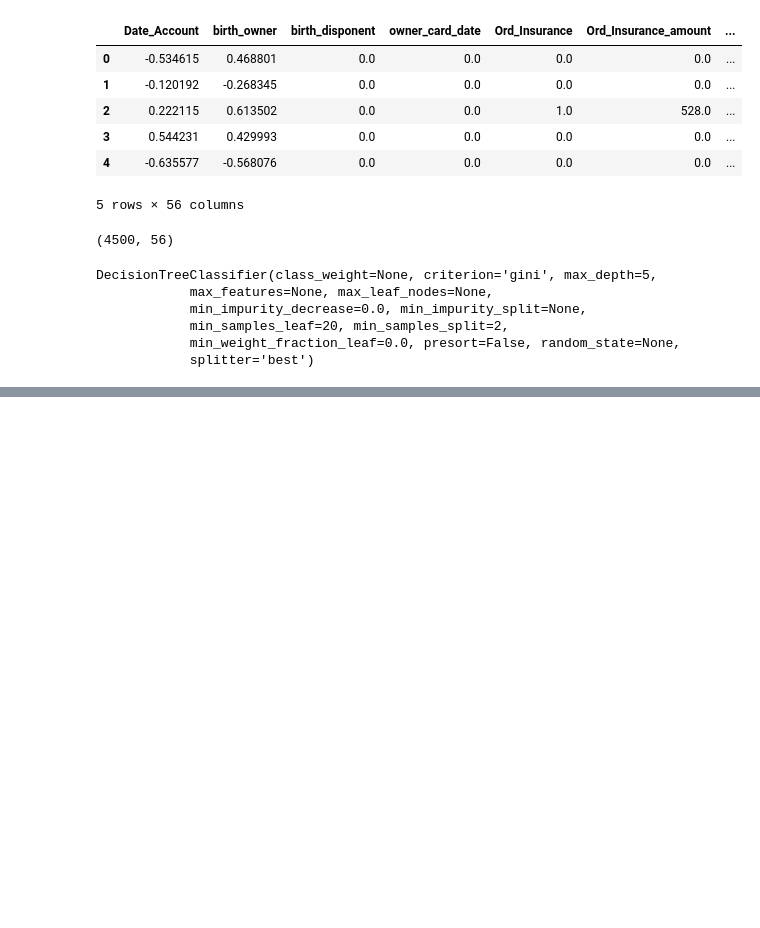
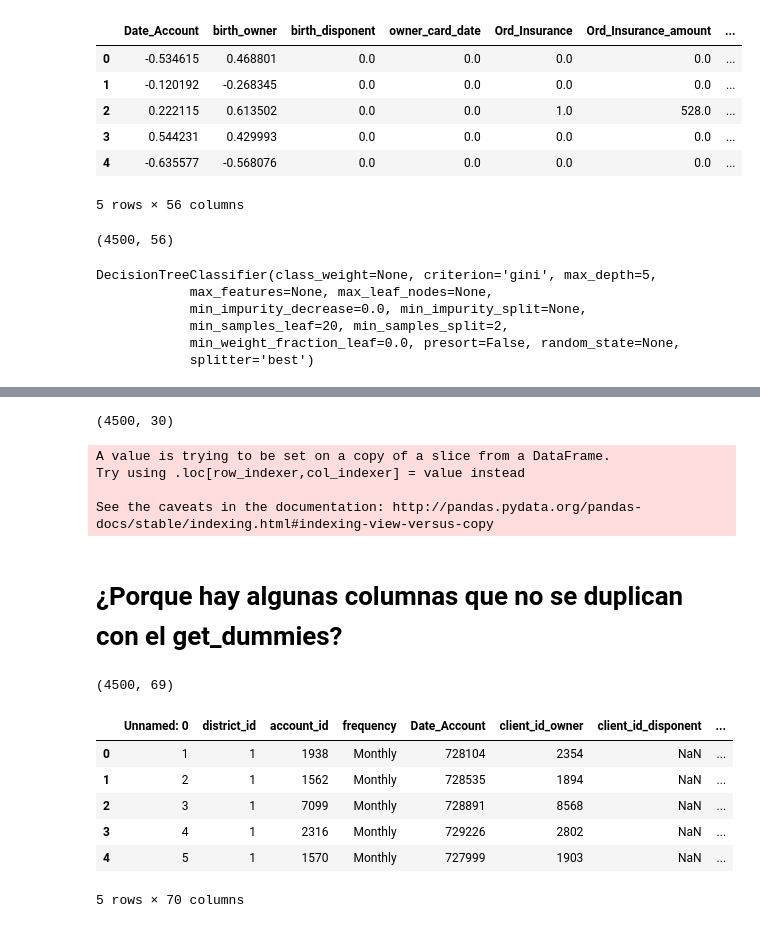
Before and after one commit to osmaac/master-data-science, a Jupyter notebook: Tenencia del producto préstamo-Copy1.ipynb, the cells around one changed output, grey strips where cells are left out. Saved outputs shown, nothing was run; the diff lists cells and outputs as text; code cells hidden in the pictures; blank space fills up the shorter version.

```diff
--- a/Tenencia del producto préstamo-Copy1.ipynb
+++ b/Tenencia del producto préstamo-Copy1.ipynb
@@ -859,0 +1167,4 @@ tn: 738  fp: 19  fn: 108  tp: 35
+# %%
+X3_bin.shape
+# %% [output]
+(4500, 30)
@@ -859,0 +1185,8 @@ tn: 738  fp: 19  fn: 108  tp: 35
+# %%
+for col in col_to_bin:
+    X3_to_bin[col]=X3_to_bin[col].apply(binario)
+# %% [output]
+A value is trying to be set on a copy of a slice from a DataFrame.
+Try using .loc[row_indexer,col_indexer] = value instead
+
+See the caveats in the documentation: http://pandas.pydata.org/pandas-docs/stable/indexing.html#indexing-view-versus-copy
@@ -859,0 +1196,2 @@ tn: 738  fp: 19  fn: 108  tp: 35
+# %% [markdown]
+# ¿Porque hay algunas columnas que no se duplican con el get_dummies?
@@ -859,0 +1202,14 @@ tn: 738  fp: 19  fn: 108  tp: 35
+# %%
+X_bin.shape
+# %% [output]
+(4500, 69)
+# %%
+df_original.head()
+# %% [output]
+|  | Unnamed: 0 | district_id | account_id | frequency | Date_Account | client_id_owner | client_id_disponent | ... |
+| 0 | 1 | 1 | 1938 | Monthly | 728104 | 2354 | NaN | ... |
+| 1 | 2 | 1 | 1562 | Monthly | 728535 | 1894 | NaN | ... |
+| 2 | 3 | 1 | 7099 | Monthly | 728891 | 8568 | NaN | ... |
+| 3 | 4 | 1 | 2316 | Monthly | 729226 | 2802 | NaN | ... |
+| 4 | 5 | 1 | 1570 | Monthly | 727999 | 1903 | NaN | ... |
+5 rows × 70 columns
```
Also changed, not shown: parts of 95 cells of this notebook.
